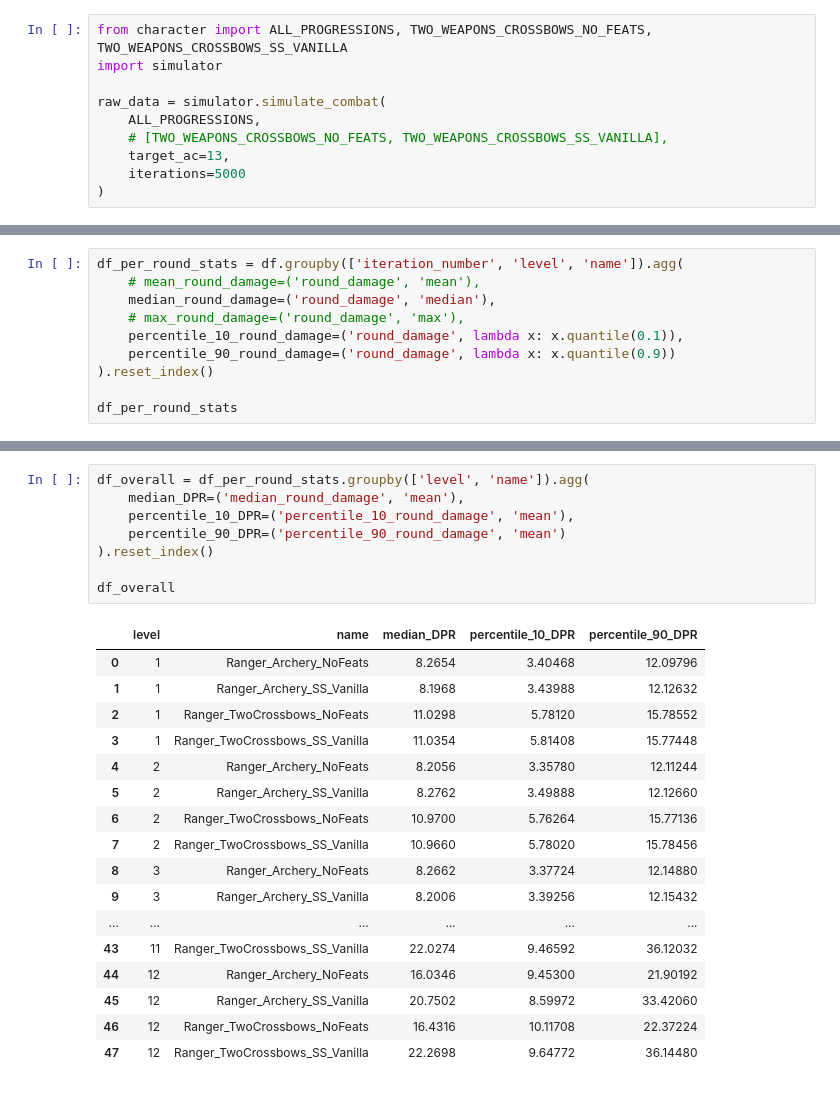
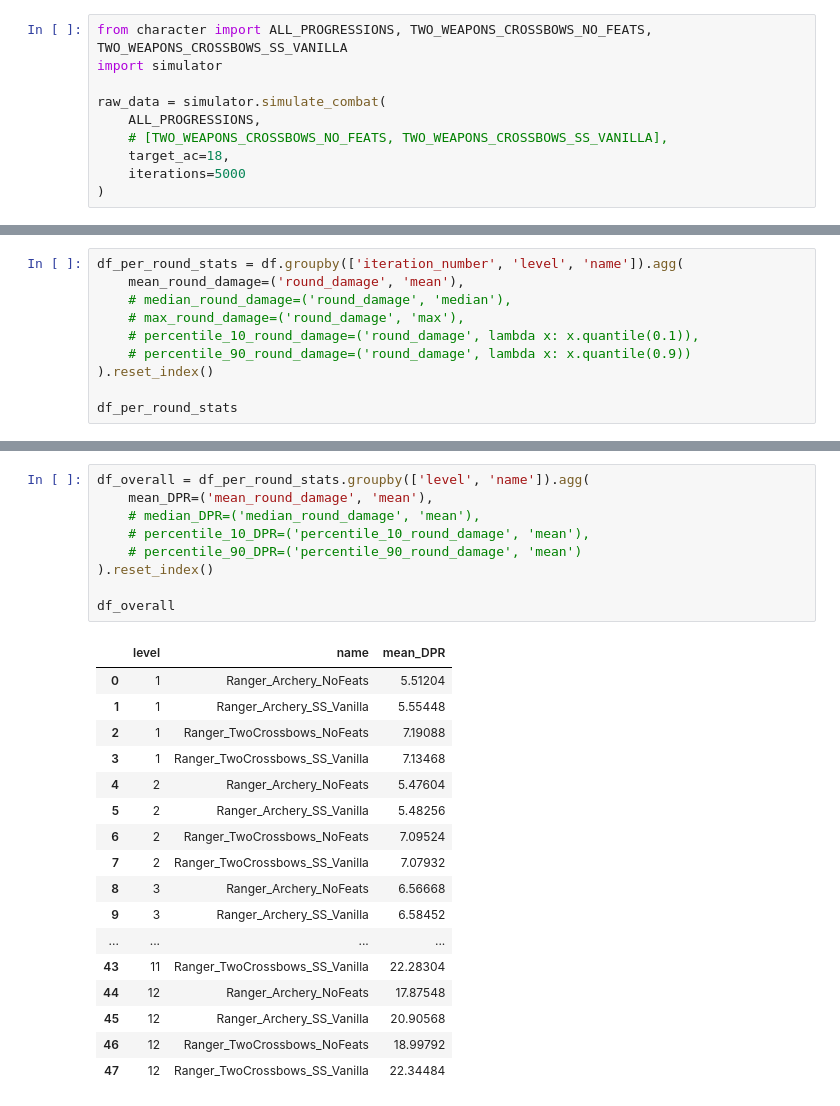
Before and after one commit to slafniy/DedTunedProject, a Jupyter notebook: Data/Projects/CommonUtility/damage_calc/damage_calculator.ipynb, the cells around one changed output, grey strips where cells are left out. Drawn from its saved outputs; the diff is of its cells as text.

```diff
--- a/Data/Projects/CommonUtility/damage_calc/damage_calculator.ipynb
+++ b/Data/Projects/CommonUtility/damage_calc/damage_calculator.ipynb
@@ -5,7 +5,7 @@ import simulator
 raw_data = simulator.simulate_combat(
     ALL_PROGRESSIONS,
     # [TWO_WEAPONS_CROSSBOWS_NO_FEATS, TWO_WEAPONS_CROSSBOWS_SS_VANILLA],
-    target_ac=13,
+    target_ac=18,
     iterations=5000
 )
 # %%
@@ -29,11 +29,11 @@ df
 1200000 rows × 5 columns
 # %%
 df_per_round_stats = df.groupby(['iteration_number', 'level', 'name']).agg(
-    # mean_round_damage=('round_damage', 'mean'),
-    median_round_damage=('round_damage', 'median'),
+    mean_round_damage=('round_damage', 'mean'),
+    # median_round_damage=('round_damage', 'median'),
     # max_round_damage=('round_damage', 'max'),
-    percentile_10_round_damage=('round_damage', lambda x: x.quantile(0.1)),
-    percentile_90_round_damage=('round_damage', lambda x: x.quantile(0.9))
+    # percentile_10_round_damage=('round_damage', lambda x: x.quantile(0.1)),
+    # percentile_90_round_damage=('round_damage', lambda x: x.quantile(0.9))
 ).reset_index()
 
 df_per_round_stats
@@ -54,29 +54,30 @@ df_per_round_stats
 # %%
 df_overall = df_per_round_stats.groupby(['level', 'name']).agg(
-    median_DPR=('median_round_damage', 'mean'),
-    percentile_10_DPR=('percentile_10_round_damage', 'mean'),
-    percentile_90_DPR=('percentile_90_round_damage', 'mean')
+    mean_DPR=('mean_round_damage', 'mean'),
+    # median_DPR=('median_round_damage', 'mean'),
+    # percentile_10_DPR=('percentile_10_round_damage', 'mean'),
+    # percentile_90_DPR=('percentile_90_round_damage', 'mean')
 ).reset_index()
 
 df_overall
 # %% [output]
-|  | level | name | median_DPR | percentile_10_DPR | percentile_90_DPR |
-| 0 | 1 | Ranger_Archery_NoFeats | 8.2654 | 3.40468 | 12.09796 |
-| 1 | 1 | Ranger_Archery_SS_Vanilla | 8.1968 | 3.43988 | 12.12632 |
-| 2 | 1 | Ranger_TwoCrossbows_NoFeats | 11.0298 | 5.78120 | 15.78552 |
-| 3 | 1 | Ranger_TwoCrossbows_SS_Vanilla | 11.0354 | 5.81408 | 15.77448 |
-| 4 | 2 | Ranger_Archery_NoFeats | 8.2056 | 3.35780 | 12.11244 |
-| 5 | 2 | Ranger_Archery_SS_Vanilla | 8.2762 | 3.49888 | 12.12660 |
-| 6 | 2 | Ranger_TwoCrossbows_NoFeats | 10.9700 | 5.76264 | 15.77136 |
-| 7 | 2 | Ranger_TwoCrossbows_SS_Vanilla | 10.9660 | 5.78020 | 15.78456 |
-| 8 | 3 | Ranger_Archery_NoFeats | 8.2662 | 3.37724 | 12.14880 |
-| 9 | 3 | Ranger_Archery_SS_Vanilla | 8.2006 | 3.39256 | 12.15432 |
-| ... | ... | ... | ... | ... | ... |
-| 43 | 11 | Ranger_TwoCrossbows_SS_Vanilla | 22.0274 | 9.46592 | 36.12032 |
-| 44 | 12 | Ranger_Archery_NoFeats | 16.0346 | 9.45300 | 21.90192 |
-| 45 | 12 | Ranger_Archery_SS_Vanilla | 20.7502 | 8.59972 | 33.42060 |
-| 46 | 12 | Ranger_TwoCrossbows_NoFeats | 16.4316 | 10.11708 | 22.37224 |
-| 47 | 12 | Ranger_TwoCrossbows_SS_Vanilla | 22.2698 | 9.64772 | 36.14480 |
+|  | level | name | mean_DPR |
+| 0 | 1 | Ranger_Archery_NoFeats | 5.51204 |
+| 1 | 1 | Ranger_Archery_SS_Vanilla | 5.55448 |
+| 2 | 1 | Ranger_TwoCrossbows_NoFeats | 7.19088 |
+| 3 | 1 | Ranger_TwoCrossbows_SS_Vanilla | 7.13468 |
+| 4 | 2 | Ranger_Archery_NoFeats | 5.47604 |
+| 5 | 2 | Ranger_Archery_SS_Vanilla | 5.48256 |
+| 6 | 2 | Ranger_TwoCrossbows_NoFeats | 7.09524 |
+| 7 | 2 | Ranger_TwoCrossbows_SS_Vanilla | 7.07932 |
+| 8 | 3 | Ranger_Archery_NoFeats | 6.56668 |
+| 9 | 3 | Ranger_Archery_SS_Vanilla | 6.58452 |
+| ... | ... | ... | ... |
+| 43 | 11 | Ranger_TwoCrossbows_SS_Vanilla | 22.28304 |
+| 44 | 12 | Ranger_Archery_NoFeats | 17.87548 |
+| 45 | 12 | Ranger_Archery_SS_Vanilla | 20.90568 |
+| 46 | 12 | Ranger_TwoCrossbows_NoFeats | 18.99792 |
+| 47 | 12 | Ranger_TwoCrossbows_SS_Vanilla | 22.34484 |
 # %%
 import plotly.graph_objects as go
 import plotly.express as px
```
Also changed, not shown: parts of 3 cells of this notebook, 1 other file.
